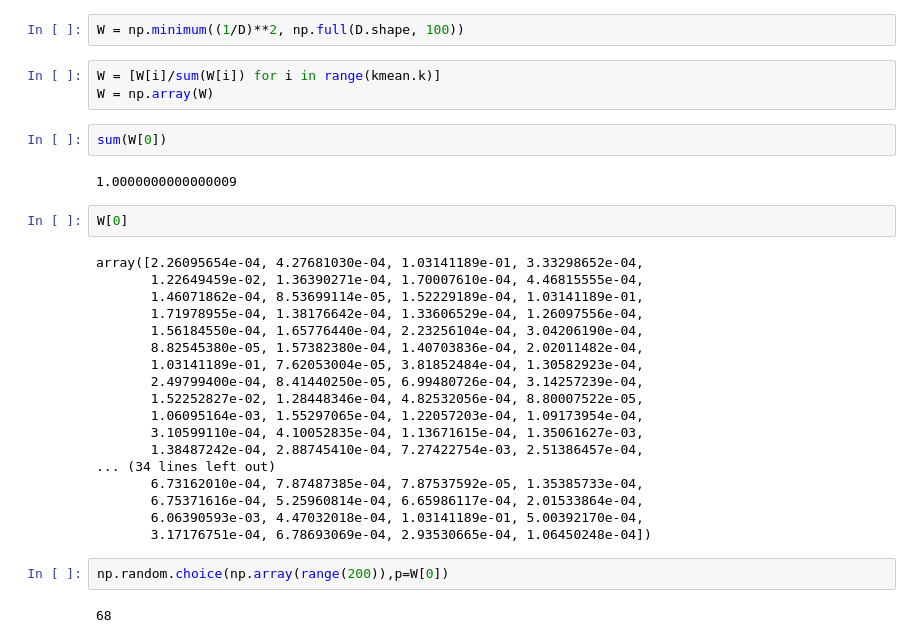
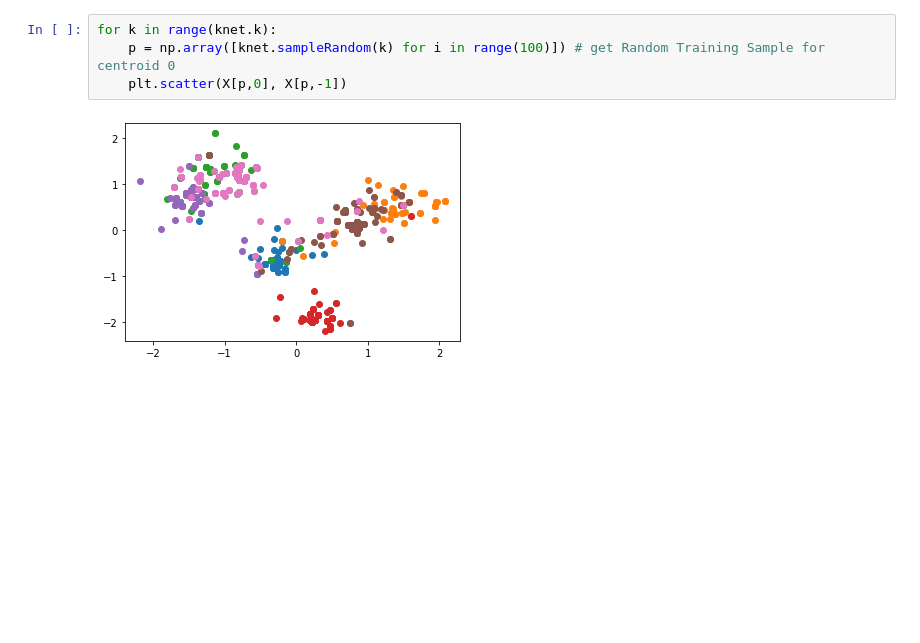
Before and after one commit to LuanAdemi/GroceryListPredictor, a Jupyter notebook: precommender/KNetworks.ipynb, the cells around one changed output. Drawn from its saved outputs; the diff is of its cells as text; blank space fills up the shorter version.

```diff
--- a/precommender/KNetworks.ipynb
+++ b/precommender/KNetworks.ipynb
@@ -71,33 +29,6 @@ array([[2.13584611, 1.55294499, 0.09605859, ..., 1.23276234, 1.87451676,
-# %%
-W = np.minimum((1/D)**2, np.full(D.shape, 100))
-# %%
-W = [W[i]/sum(W[i]) for i in range(kmean.k)]
-W = np.array(W)
-# %%
-sum(W[0])
-# %% [output]
-1.0000000000000009
-# %%
-W[0]
-# %% [output]
-array([2.26095654e-04, 4.27681030e-04, 1.03141189e-01, 3.33298652e-04,
-       1.22649459e-02, 1.36390271e-04, 1.70007610e-04, 4.46815555e-04,
-       1.46071862e-04, 8.53699114e-05, 1.52229189e-04, 1.03141189e-01,
-       1.71978955e-04, 1.38176642e-04, 1.33606529e-04, 1.26097556e-04,
-       1.56184550e-04, 1.65776440e-04, 2.23256104e-04, 3.04206190e-04,
-       8.82545380e-05, 1.57382380e-04, 1.40703836e-04, 2.02011482e-04,
-       1.03141189e-01, 7.62053004e-05, 3.81852484e-04, 1.30582923e-04,
-       2.49799400e-04, 8.41440250e-05, 6.99480726e-04, 3.14257239e-04,
-       1.52252827e-02, 1.28448346e-04, 4.82532056e-04, 8.80007522e-05,
-       1.06095164e-03, 1.55297065e-04, 1.22057203e-04, 1.09173954e-04,
-       3.10599110e-04, 4.10052835e-04, 1.13671615e-04, 1.35061627e-03,
-       1.38487242e-04, 2.88745410e-04, 7.27422754e-03, 2.51386457e-04,
-... (34 lines left out)
-       6.73162010e-04, 7.87487385e-04, 7.87537592e-05, 1.35385733e-04,
-       6.75371616e-04, 5.25960814e-04, 6.65986117e-04, 2.01533864e-04,
-       6.06390593e-03, 4.47032018e-04, 1.03141189e-01, 5.00392170e-04,
-       3.17176751e-04, 6.78693069e-04, 2.93530665e-04, 1.06450248e-04])
-# %%
-np.random.choice(np.array(range(200)),p=W[0])
-# %% [output]
-68
+# %%
+for k in range(knet.k):
+    p = np.array([knet.sampleRandom(k) for i in range(100)]) # get Random Training Sample for centroid 0
+    plt.scatter(X[p,0], X[p,-1])
+# %% [output]
+[figure, added]
```
Also changed, not shown: parts of 10 cells of this notebook, 1 other file.
